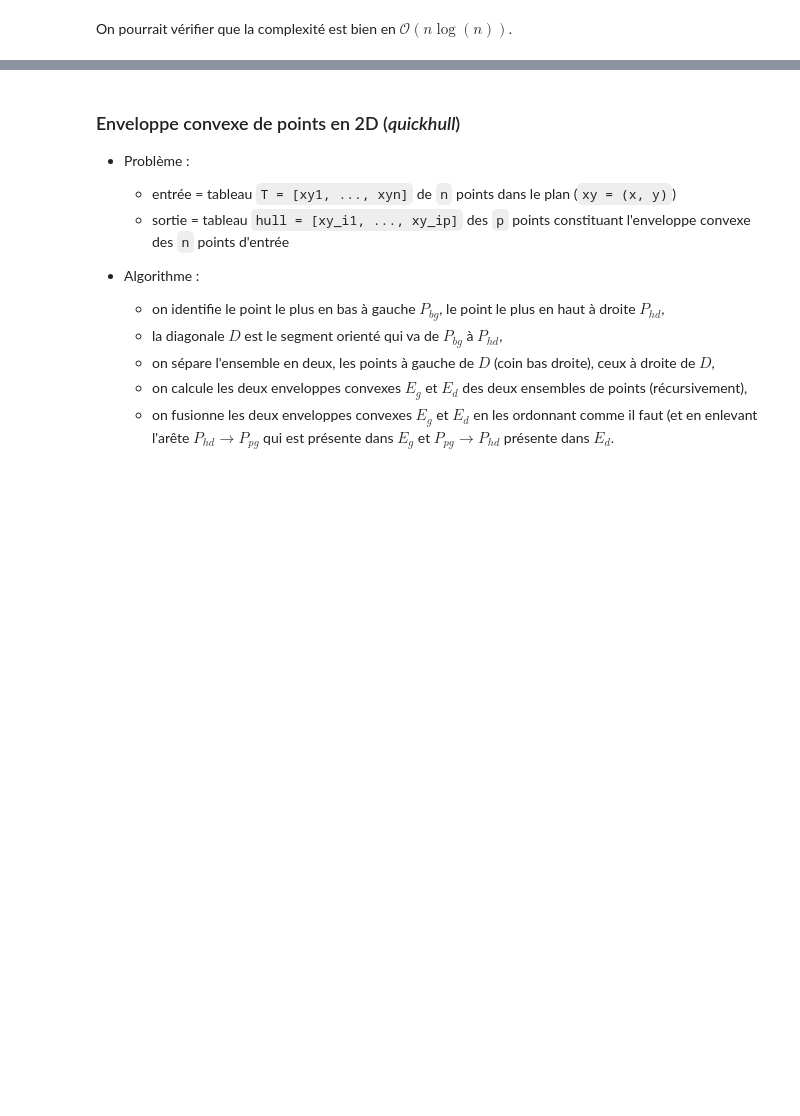
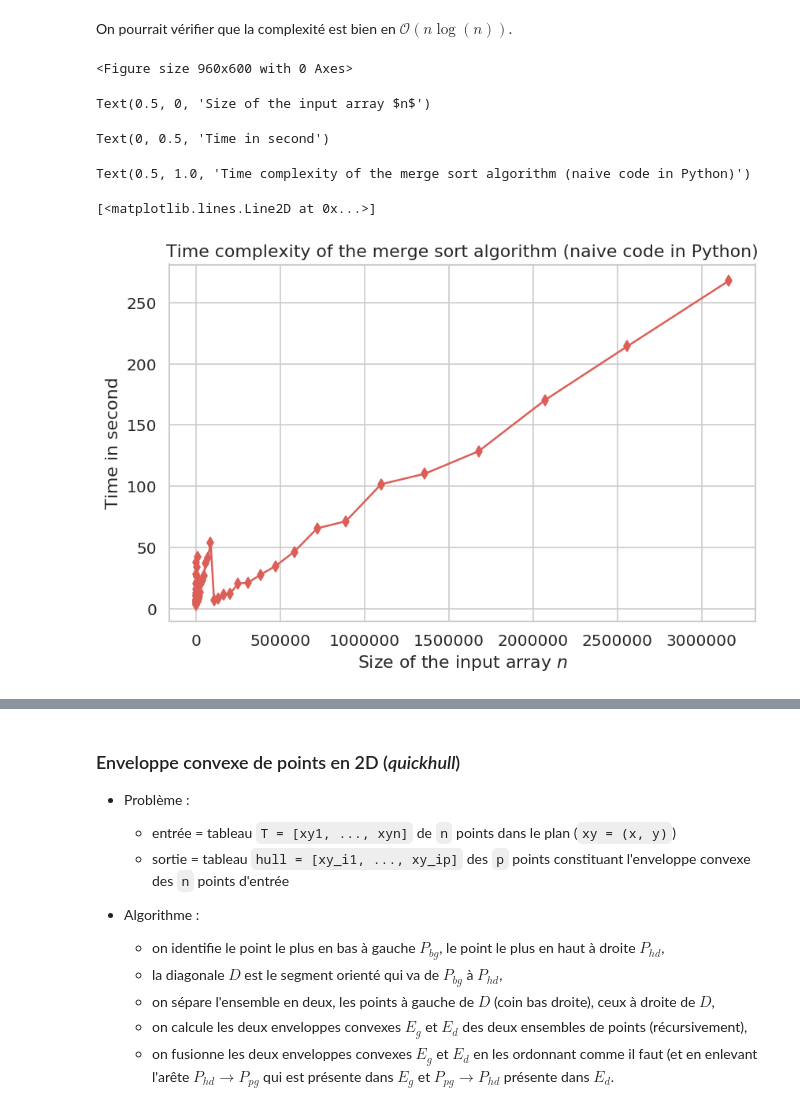
Before and after one commit to Naereen/ALGO1-Info1-2019, a Jupyter notebook: CoursMagistral_3.ipynb, the cells around one changed output, grey strips where cells are left out. Saved outputs shown, nothing was run; the diff lists cells and outputs as text; code cells hidden in the pictures; blank space fills up the shorter version.

```diff
--- a/CoursMagistral_3.ipynb
+++ b/CoursMagistral_3.ipynb
@@ -458,0 +466,37 @@ On pourrait vérifier que la complexité est bien en $\mathcal{O}(n \log(n))$.
+# %%
+values_n = np.array(np.floor(np.logspace(2, 6.5, num=50)), dtype=int)
+values_L = [ random_sorted_sequence(n) for n in values_n ]
+# %%
+values_times = [
+    timeit.timeit(
+        stmt=f"merge_sort(shuffle({L}))",
+        number= 10000 if n <= 1000 else (1000 if n <= 10000 else (100 if n <= 100000 else 10)),
+        globals=globals()
+    )
+    for (n, L) in tqdm(list(zip(values_n, values_L)))
+]
+# %%
+import numpy as np
+
+import matplotlib as mpl
+mpl.rcParams['figure.figsize'] = (8, 5)
+mpl.rcParams['figure.dpi'] = 120
+
+import matplotlib.pyplot as plt
+
+import seaborn as sns
+sns.set(context="notebook", style="whitegrid", palette="hls", font="sans-serif", font_scale=1.1)
+# %%
+plt.figure()
+plt.xlabel("Size of the input array $n$")
+plt.ylabel("Time in second")
+plt.title("Time complexity of the merge sort algorithm (naive code in Python)")
+plt.plot(values_n, values_times, "d-")
+plt.show()
+# %% [output]
+<Figure size 960x600 with 0 Axes>
+Text(0.5, 0, 'Size of the input array $n$')
+Text(0, 0.5, 'Time in second')
+Text(0.5, 1.0, 'Time complexity of the merge sort algorithm (naive code in Python)')
+[<matplotlib.lines.Line2D at 0x...>]
+[figure, added]
```
Also changed, not shown: parts of 28 cells of this notebook, 1 other file.
